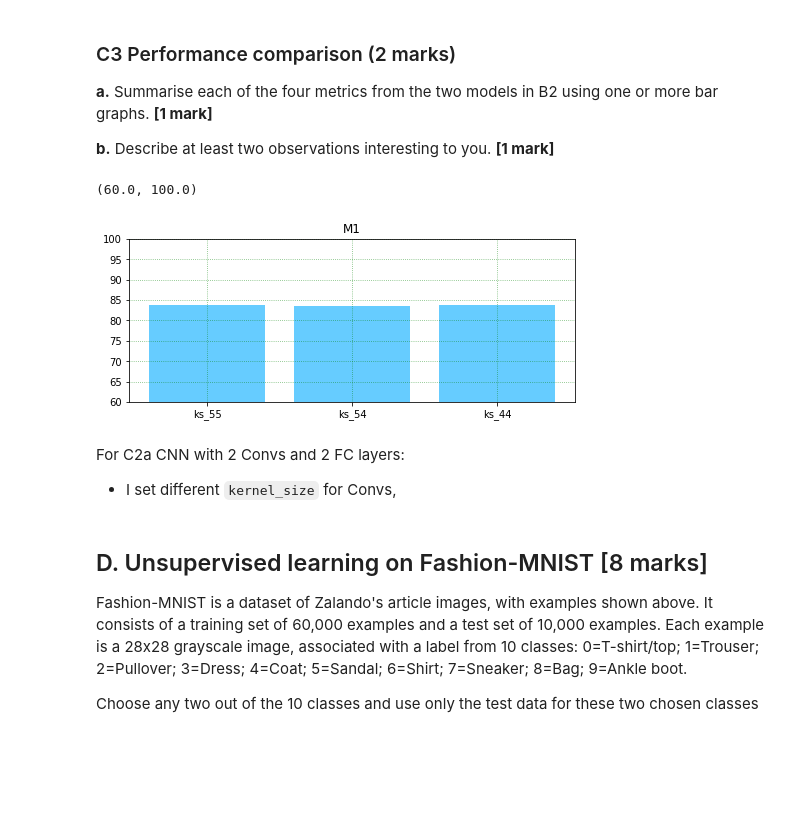
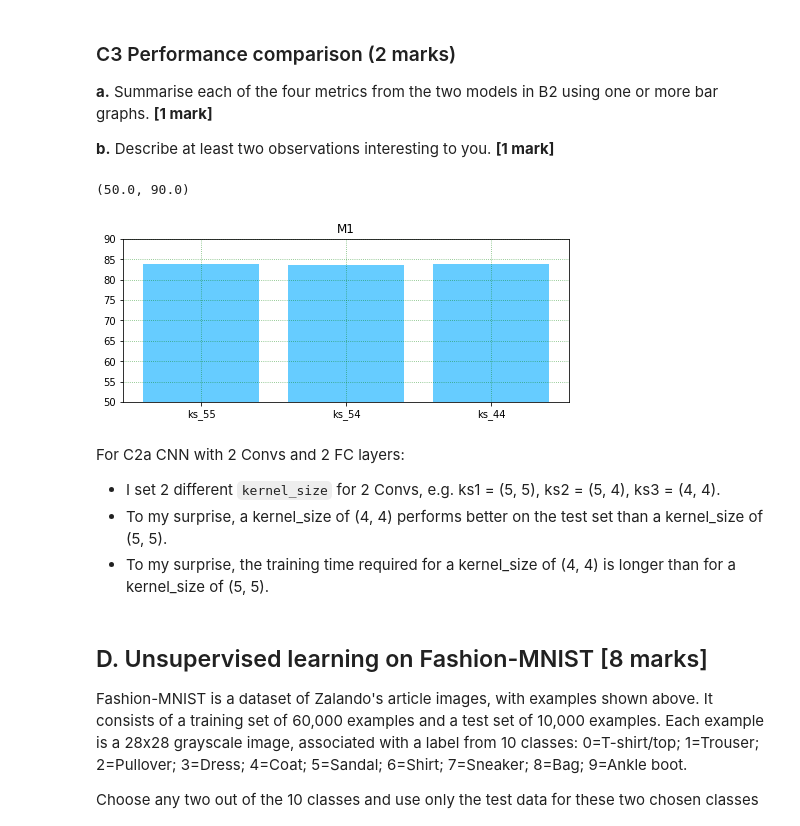
Before and after one commit to wwyqianqian/COMP6509, a Jupyter notebook: assignment/COM4509-6509_Assignment_Part2.ipynb, the cells around one changed output. Cells and saved outputs as stored; diff of their text form; code cells hidden in the pictures; blank space fills up the shorter version.

```diff
--- a/assignment/COM4509-6509_Assignment_Part2.ipynb
+++ b/assignment/COM4509-6509_Assignment_Part2.ipynb
@@ -790,19 +793,21 @@ Accuracy of the network on the test images: 66.700000 %
 # %%
 plt.figure(figsize = (8, 3))
 plt.title('M1')
 plt.bar(np.arange(len(M1_C)), M1_C, color = "#66ccff")
 plt.grid(True, linestyle=':', color='g', alpha=0.6)
 plt.xticks(np.arange(len(M1_C)), names_C)
-plt.ylim([60, 100])
+plt.ylim([50, 90])
 # %% [output]
-(60.0, 100.0)
+(50.0, 90.0)
-[figure, old version]
+[figure, new version]
 # %%
 print("# ------ My answer of c3a ------ #")
-# %% [markdown]
-For C2a CNN with 2 Convs and 2 FC layers:
-
-* I set different `kernel_size` for Convs,
+# %% [markdown]
+For C2a CNN with 2 Convs and 2 FC layers:
+
+* I set 2 different `kernel_size` for 2 Convs, e.g. ks1 = (5, 5), ks2 = (5, 4), ks3 = (4, 4).
+* To my surprise, a kernel_size of (4, 4) performs better on the test set than a kernel_size of (5, 5).
+* To my surprise, the training time required for a kernel_size of (4, 4) is longer than for a kernel_size of (5, 5).
 # %% [markdown]
 ## D. Unsupervised learning on Fashion-MNIST [8 marks]
 
```
Also changed, not shown: parts of 19 cells of this notebook.
